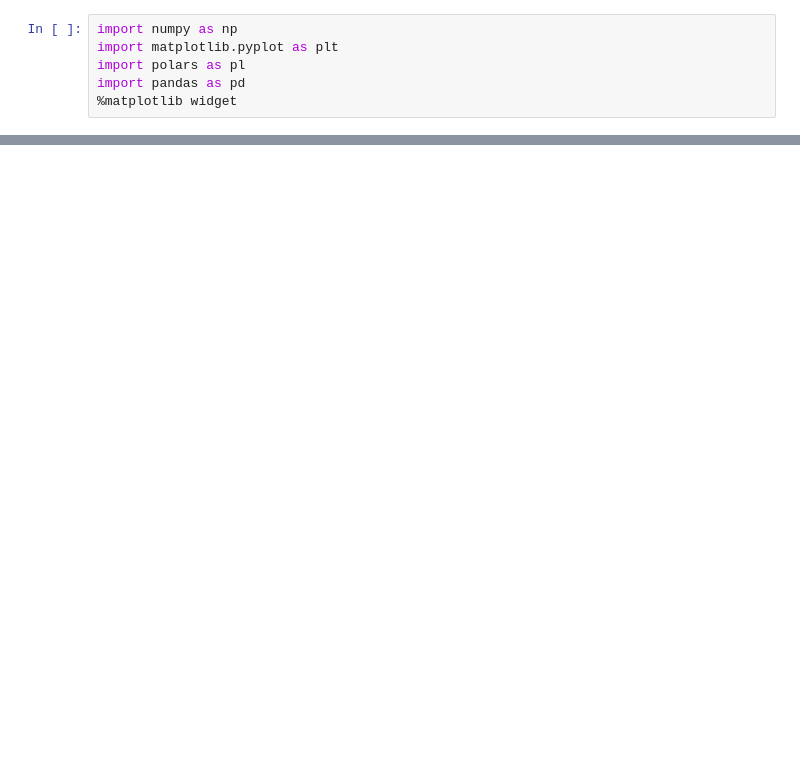
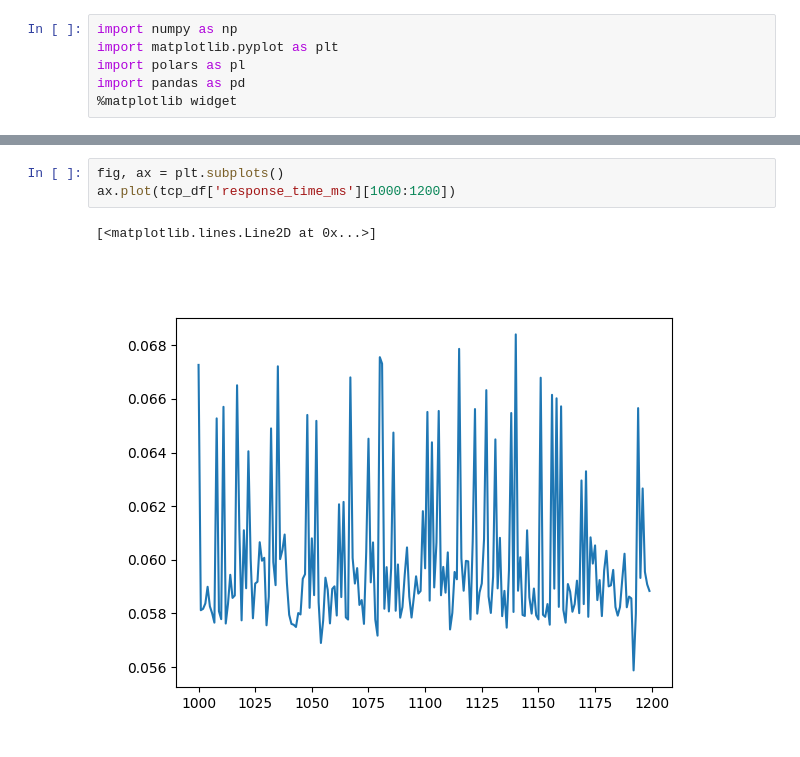
Before and after one commit to Elvis339/research-ml-inference, a Jupyter notebook: metrics/main.ipynb, the cells around one changed output, grey strips where cells are left out. Cells and saved outputs as stored; diff of their text form; blank space fills up the shorter version.

```diff
--- a/metrics/main.ipynb
+++ b/metrics/main.ipynb
@@ -37,0 +46,6 @@ plt.show()
+# %%
+fig, ax = plt.subplots()
+ax.plot(tcp_df['response_time_ms'][1000:1200])
+# %% [output]
+[<matplotlib.lines.Line2D at 0x...>]
+[figure, added]
```
Also changed, not shown: parts of 6 cells of this notebook, 10 other files.
